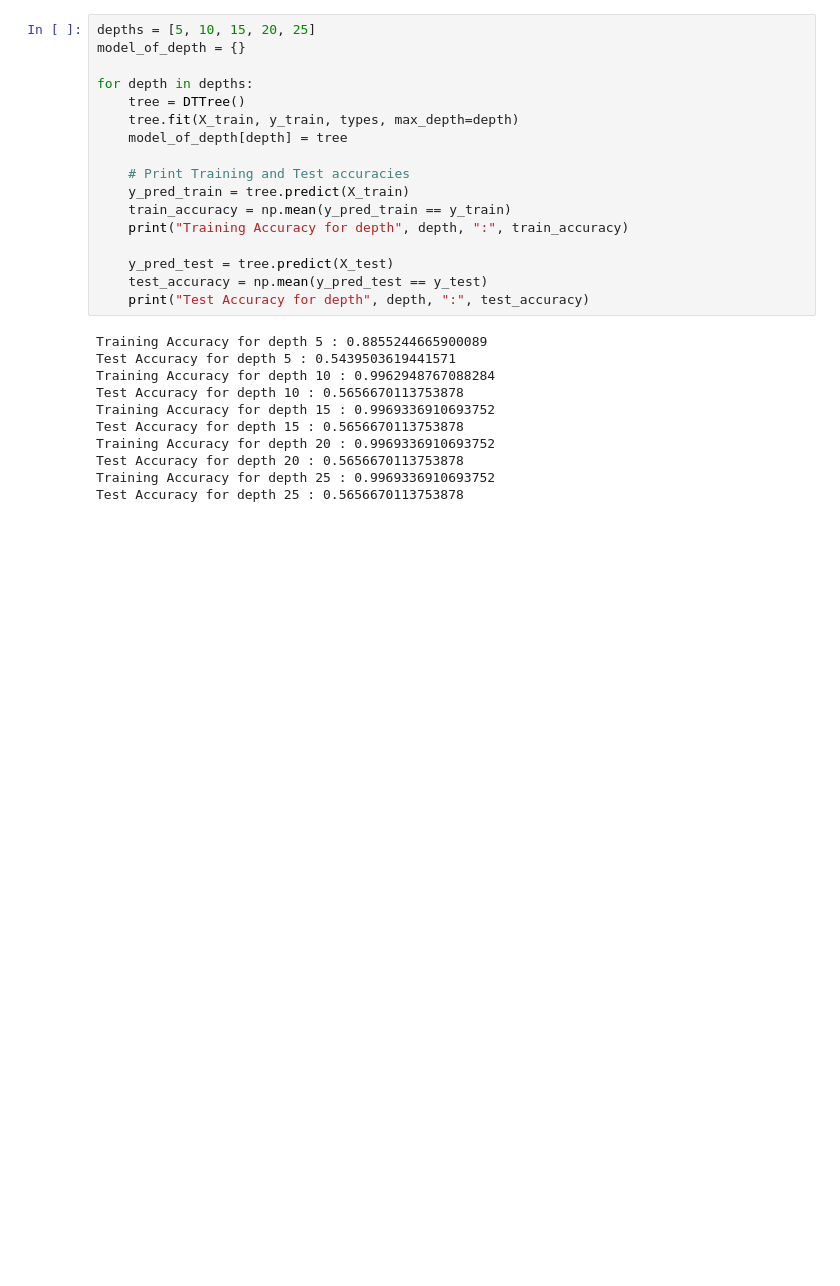
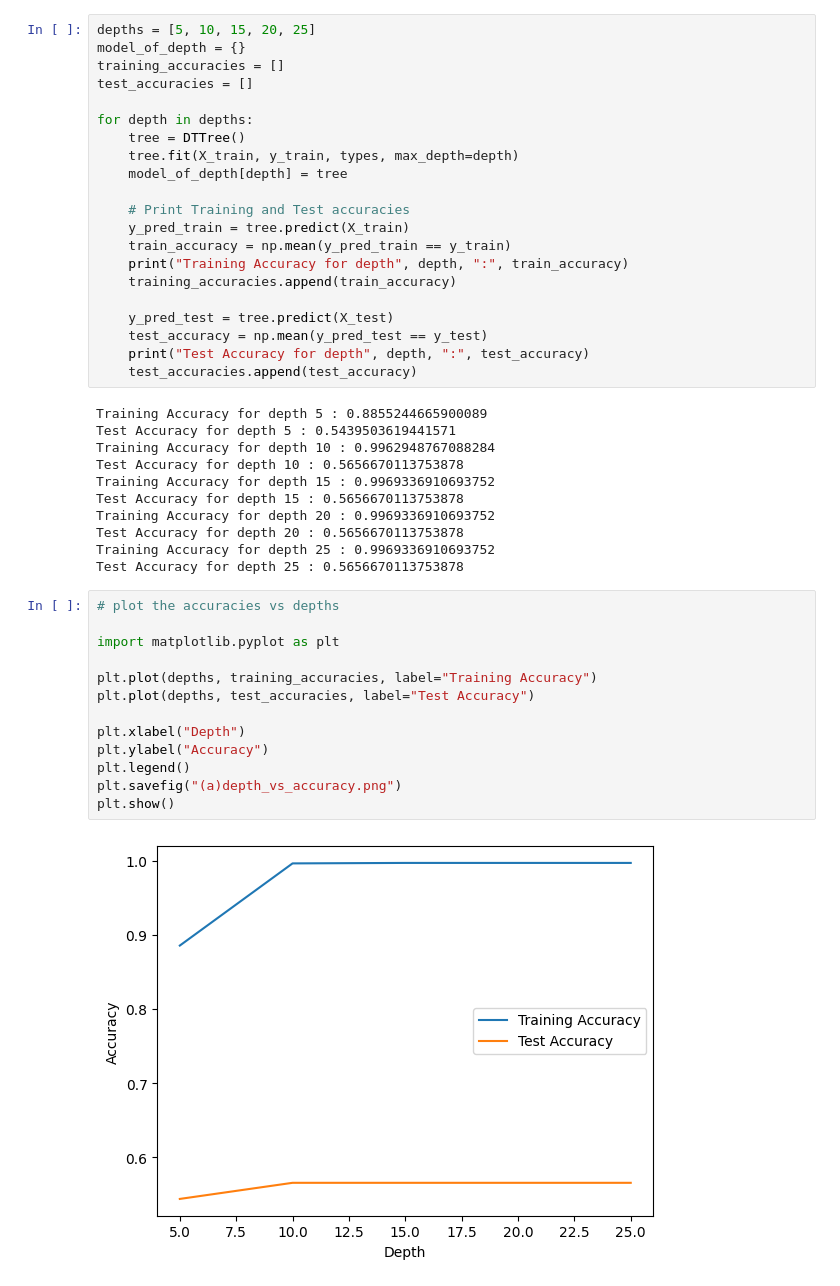
Before and after one commit to hbot07/Machine_Learning_COL774_Assignments, a Jupyter notebook: Assignment 3/q1/decision tree.ipynb, the cells around one changed output. Cells and saved outputs as stored; diff of their text form; blank space fills up the shorter version.

```diff
--- a/Assignment 3/q1/decision tree.ipynb
+++ b/Assignment 3/q1/decision tree.ipynb
@@ -174,6 +174,8 @@ train_accuracy
 # %%
 depths = [5, 10, 15, 20, 25]
 model_of_depth = {}
+training_accuracies = []
+test_accuracies = []
 
 for depth in depths:
     tree = DTTree()
@@ -184,10 +186,12 @@ for depth in depths:
     y_pred_train = tree.predict(X_train)
     train_accuracy = np.mean(y_pred_train == y_train)
     print("Training Accuracy for depth", depth, ":", train_accuracy)
+    training_accuracies.append(train_accuracy)
 
     y_pred_test = tree.predict(X_test)
     test_accuracy = np.mean(y_pred_test == y_test)
     print("Test Accuracy for depth", depth, ":", test_accuracy)
+    test_accuracies.append(test_accuracy)
 # %% [output]
 Training Accuracy for depth 5 : 0.8855244665900089
 Test Accuracy for depth 5 : 0.5439503619441571
@@ -199,3 +203,18 @@ Training Accuracy for depth 20 : 0.9969336910693752
 Test Accuracy for depth 20 : 0.5656670113753878
 Training Accuracy for depth 25 : 0.9969336910693752
 Test Accuracy for depth 25 : 0.5656670113753878
+# %%
+# plot the accuracies vs depths
+
+import matplotlib.pyplot as plt
+
+plt.plot(depths, training_accuracies, label="Training Accuracy")
+plt.plot(depths, test_accuracies, label="Test Accuracy")
+
+plt.xlabel("Depth")
+plt.ylabel("Accuracy")
+plt.legend()
+plt.savefig("(a)depth_vs_accuracy.png")
+plt.show()
+# %% [output]
+[figure, added]
```
Also changed, not shown: parts of 1 cell of this notebook, 1 other file.
